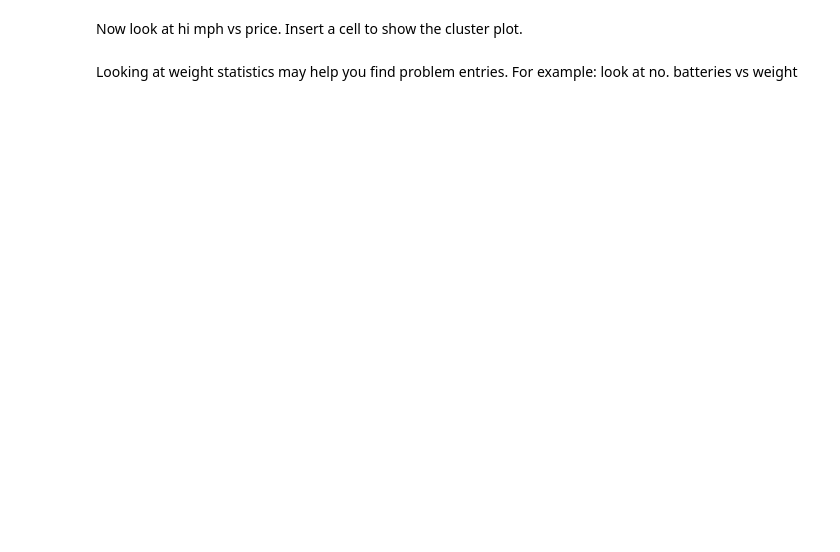
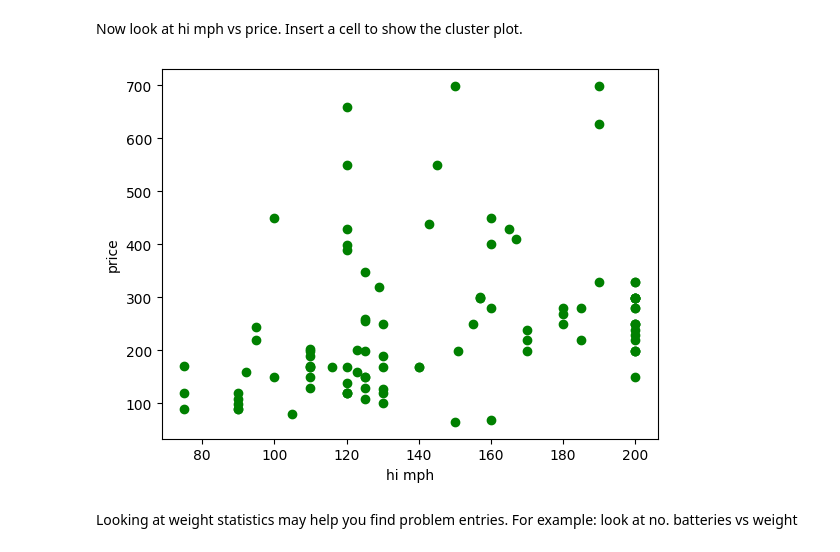
Before and after one commit to hessef/ECEN250, a Jupyter notebook: Lab3/ECEN250_Lab3.ipynb, the cells around one changed output. Cells and saved outputs as stored; diff of their text form; code cells hidden in the pictures; blank space fills up the shorter version.

```diff
--- a/Lab3/ECEN250_Lab3.ipynb
+++ b/Lab3/ECEN250_Lab3.ipynb
@@ -630,5 +638,18 @@ pyplot.show()
 # %% [markdown]
 Now look at hi mph vs price. Insert a cell to show the cluster plot.
+# %%
+# Plot outputs
+pyplot.scatter(df['hi mph'], df['price'], color="green", label="Test")
+
+
+pyplot.xlabel("hi mph")
+pyplot.ylabel("price")
+#pyplot.xlim((-1, 8))
+#pyplot.ylim((0, 18))
+
+pyplot.show()
+# %% [output]
+[figure, added]
 # %% [markdown]
 Looking at weight statistics may help you find problem entries.  For example: look at no. batteries vs weight
 # %%
```
Also changed, not shown: parts of 19 cells of this notebook.
